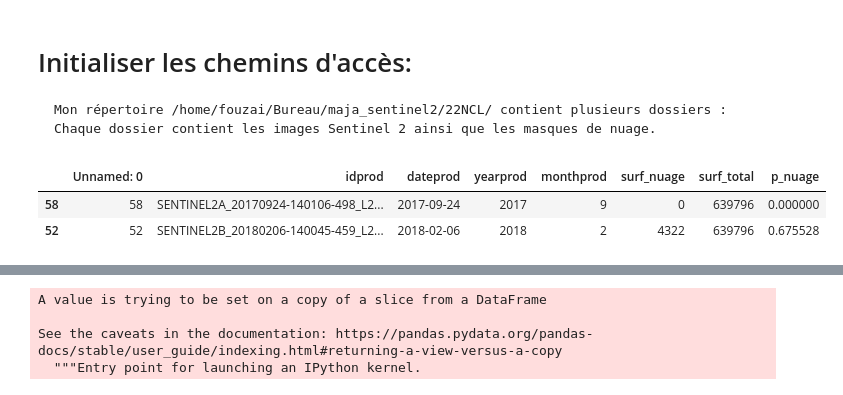
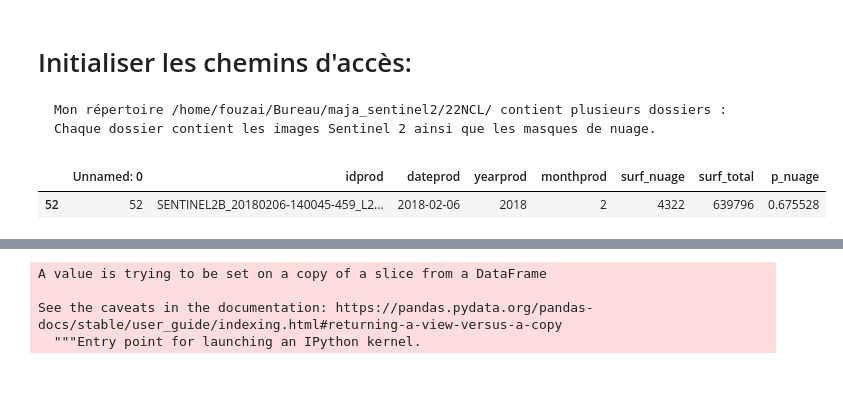
Before and after one commit to fouzai/Processing-pipeline-to-extract-urban-footprints-from-satellite-images, a Jupyter notebook: notebook/TimeSeriesImageGapFilling_SentinelS2.ipynb, the cells around one changed output, grey strips where cells are left out. Cells and saved outputs as stored; diff of their text form; code cells hidden in the pictures.

```diff
--- a/notebook/TimeSeriesImageGapFilling_SentinelS2.ipynb
+++ b/notebook/TimeSeriesImageGapFilling_SentinelS2.ipynb
@@ -29,8 +29,8 @@ df = pd.read_excel(dataframe_path,engine='openpyxl')
 df.sort_values(by='dateprod', inplace = True)
 # %%
 rslt_df = df[df['p_nuage'] < 5]
+rslt_df = rslt_df[rslt_df['yearprod'] == 2018]
 rslt_df
 # %% [output]
 |  | Unnamed: 0 | idprod | dateprod | yearprod | monthprod | surf_nuage | surf_total | p_nuage |
-| 58 | 58 | SENTINEL2A_20170924-140106-498_L2... | 2017-09-24 | 2017 | 9 | 0 | 639796 | 0.000000 |
 | 52 | 52 | SENTINEL2B_20180206-140045-459_L2... | 2018-02-06 | 2018 | 2 | 4322 | 639796 | 0.675528 |
```
Also changed, not shown: parts of 2 cells of this notebook, 3 other files.
